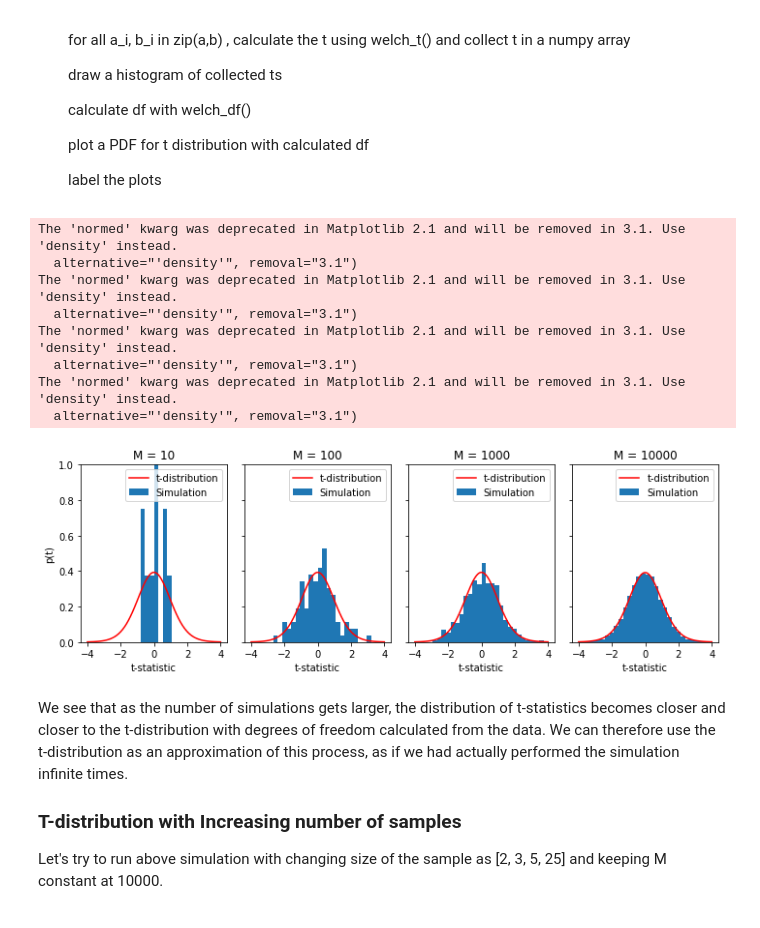
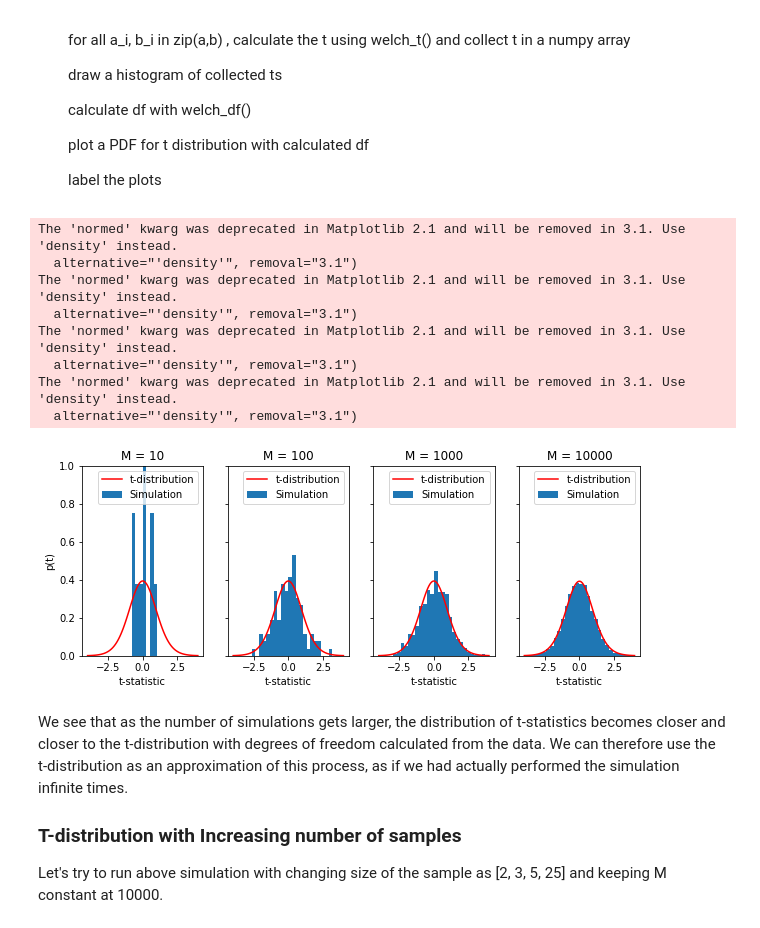
Before and after one commit to feiqi9047/dsc-2-20-14-effect-size-p-values-and-power-lab-nyc-ds-career-031119, a Jupyter notebook: index.ipynb, the cells around one changed output. Drawn from its saved outputs; the diff is of its cells as text; code cells hidden in the pictures.

```diff
--- a/index.ipynb
+++ b/index.ipynb
@@ -162,35 +162,35 @@ for ax, M in zip(axes, [10, 100, 1000, 10000]):
 
     # Generate samples as arrays of shape M*N
     a = np.random.randn(M, N)*sig + mu
     b = np.random.randn(M, N)*sig + mu
 
     # Calculate a set of Welch t values from samples and plot a histogram
     ts = np.array([welch_t(a_i, b_i) for a_i, b_i in zip(a, b)])
     ax.hist(ts, range=(-4,4), bins=30, normed=True, label='Simulation')
 
     # Calculate Welch df for plotting t distribution
     df = welch_df(a[0,:], b[0,:])
     x = np.linspace(-4, 4, 100)
     ax.plot(x, stats.t.pdf(x, df), color='r', label='t-distribution')
 
     # Label the plot and axes
     ax.set_title("M = {}".format(M))
     ax.set_ylim(0, 1)
     ax.set_xlabel("t-statistic")
     _ = ax.legend()
     axes[0].set_ylabel("p(t)")
 
-fig.tight_layout()
+#fig.tight_layout()
 # %% [output]
 The 'normed' kwarg was deprecated in Matplotlib 2.1 and will be removed in 3.1. Use 'density' instead.
   alternative="'density'", removal="3.1")
 The 'normed' kwarg was deprecated in Matplotlib 2.1 and will be removed in 3.1. Use 'density' instead.
   alternative="'density'", removal="3.1")
 The 'normed' kwarg was deprecated in Matplotlib 2.1 and will be removed in 3.1. Use 'density' instead.
   alternative="'density'", removal="3.1")
 The 'normed' kwarg was deprecated in Matplotlib 2.1 and will be removed in 3.1. Use 'density' instead.
   alternative="'density'", removal="3.1")
-[figure, old version]
+[figure, new version]
 # %% [markdown]
 We see that as the number of simulations gets larger, the distribution of t-statistics becomes closer and closer to the t-distribution with degrees of freedom calculated from the data. We can therefore use the t-distribution as an approximation of this process, as if we had actually performed the simulation infinite times.
 
```
